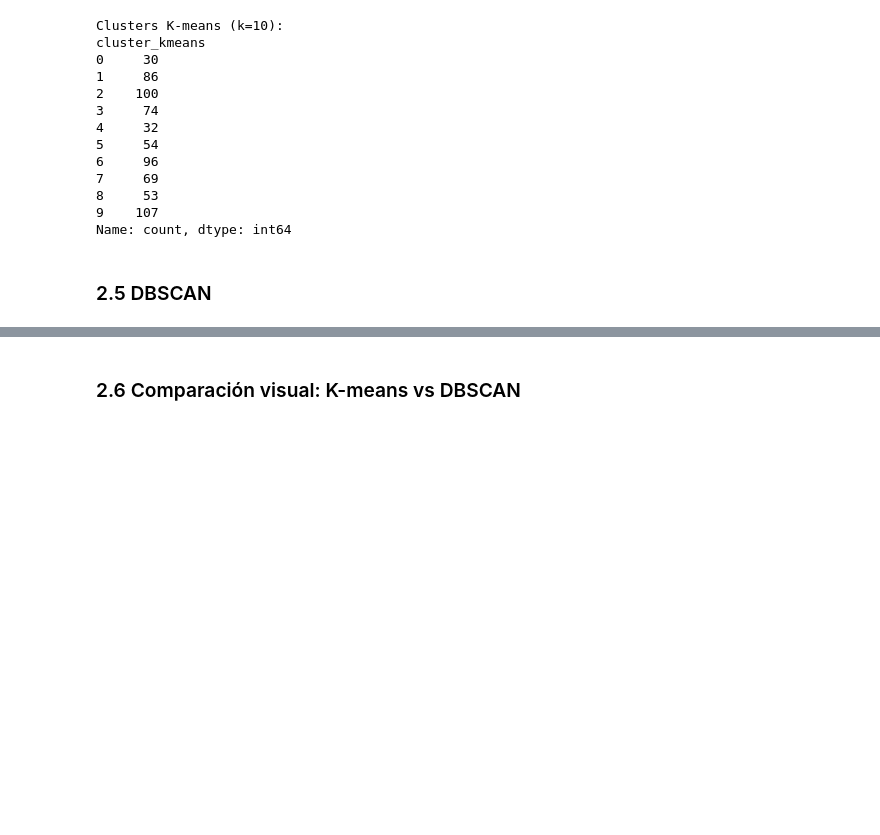
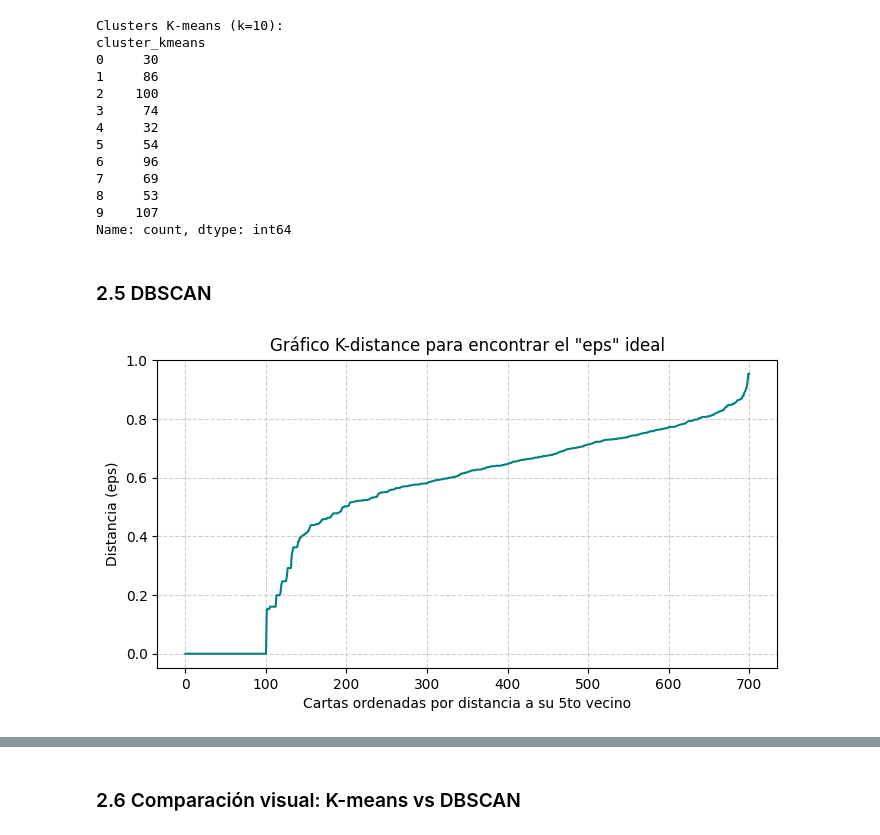
Before and after one commit to marce8881/wingspan-ml, a Jupyter notebook: notebooks/wingspan_analysis.ipynb, the cells around one changed output, grey strips where cells are left out. Saved outputs shown, nothing was run; the diff lists cells and outputs as text; code cells hidden in the pictures; blank space fills up the shorter version.

```diff
--- a/notebooks/wingspan_analysis.ipynb
+++ b/notebooks/wingspan_analysis.ipynb
@@ -473,3 +481,27 @@ cluster_kmeans
 Name: count, dtype: int64
 # %% [markdown]
 ### 2.5 DBSCAN
+# %%
+from sklearn.neighbors import NearestNeighbors
+import numpy as np
+import matplotlib.pyplot as plt
+
+# 1. Calculamos la distancia de cada carta a sus 5 vecinas más cercanas
+# Usamos n_neighbors=5 porque tu min_samples en DBSCAN es 5
+vecinos = NearestNeighbors(n_neighbors=5)
+vecinos_fit = vecinos.fit(X_pca)
+distancias, indices = vecinos_fit.kneighbors(X_pca)
+
+# 2. Tomamos solo las distancias al 5to vecino y las ordenamos de menor a mayor
+distancias_5to_vecino = np.sort(distancias[:, 4], axis=0)
+
+# 3. Graficamos
+fig, ax = plt.subplots(figsize=(8, 4))
+ax.plot(distancias_5to_vecino, color='teal')
+ax.set_title('Gráfico K-distance para encontrar el "eps" ideal')
+ax.set_xlabel('Cartas ordenadas por distancia a su 5to vecino')
+ax.set_ylabel('Distancia (eps)')
+ax.grid(True, linestyle='--', alpha=0.6)
+plt.show()
+# %% [output]
+[figure, added]
```
Also changed, not shown: parts of 15 cells of this notebook.
